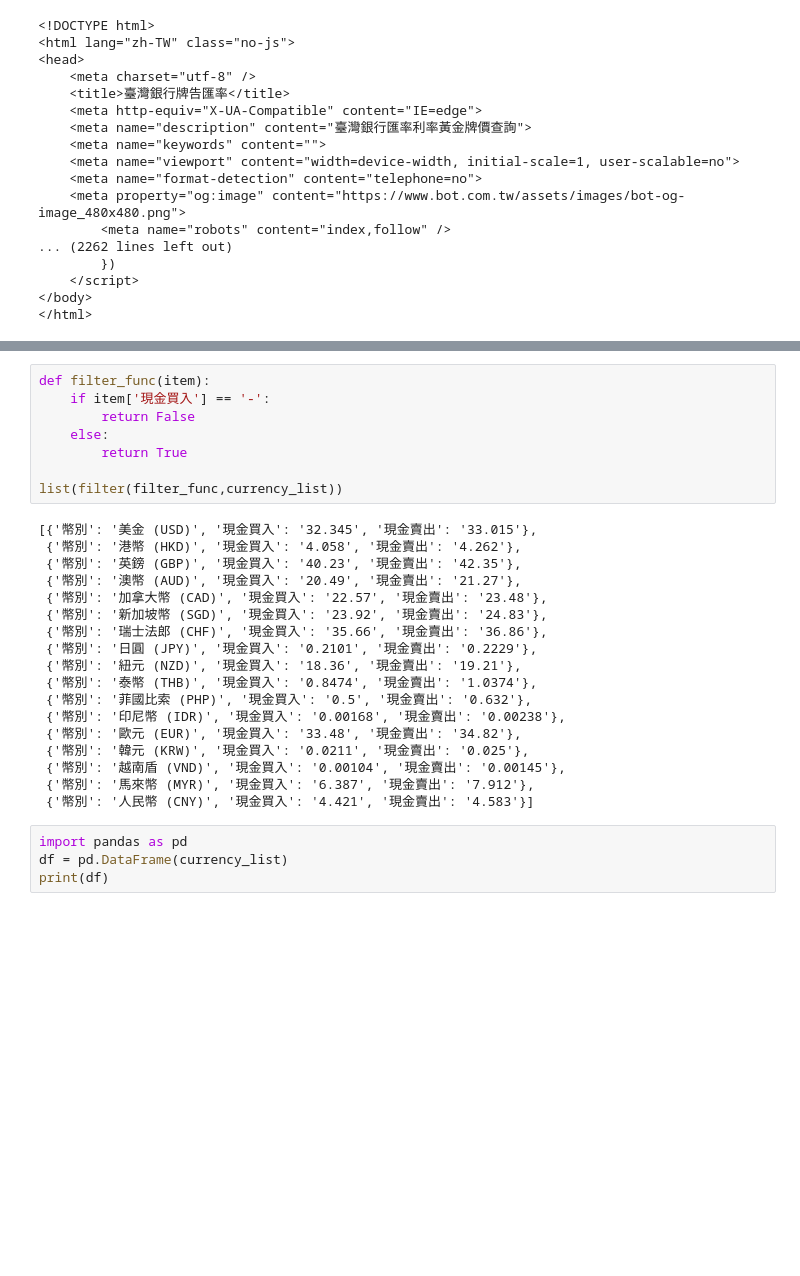
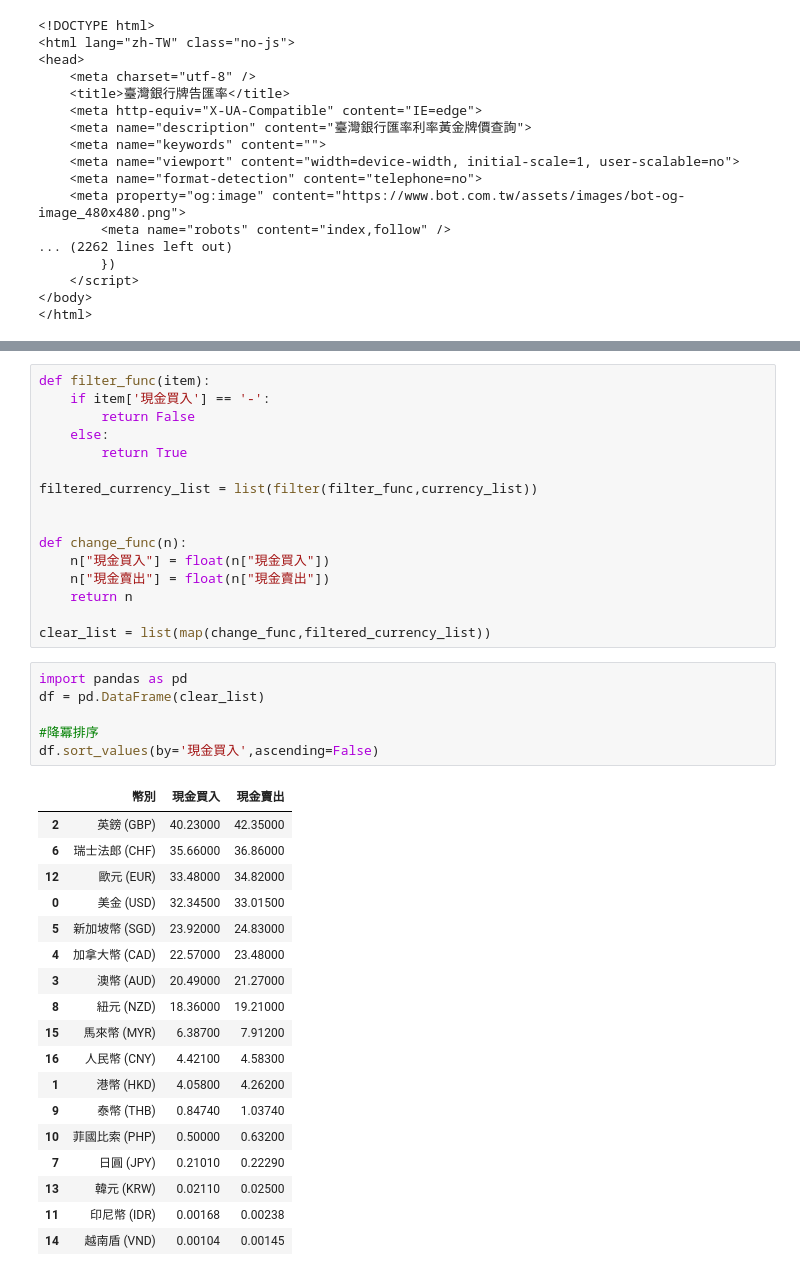
Before and after one commit to Nigmaa/python_analysis, a Jupyter notebook: lesson6.ipynb, the cells around one changed output, grey strips where cells are left out. Saved outputs shown, nothing was run; the diff lists cells and outputs as text; blank space fills up the shorter version.

```diff
--- a/lesson6.ipynb
+++ b/lesson6.ipynb
@@ -168,26 +147,37 @@ def filter_func(item):
     else:
         return True
 
-list(filter(filter_func,currency_list))
+filtered_currency_list = list(filter(filter_func,currency_list))
+
+
+def change_func(n):
+    n["現金買入"] = float(n["現金買入"])
+    n["現金賣出"] = float(n["現金賣出"])
+    return n
+
+clear_list = list(map(change_func,filtered_currency_list))
-# %% [output]
-[{'幣別': '美金 (USD)', '現金買入': '32.345', '現金賣出': '33.015'},
- {'幣別': '港幣 (HKD)', '現金買入': '4.058', '現金賣出': '4.262'},
- {'幣別': '英鎊 (GBP)', '現金買入': '40.23', '現金賣出': '42.35'},
- {'幣別': '澳幣 (AUD)', '現金買入': '20.49', '現金賣出': '21.27'},
- {'幣別': '加拿大幣 (CAD)', '現金買入': '22.57', '現金賣出': '23.48'},
- {'幣別': '新加坡幣 (SGD)', '現金買入': '23.92', '現金賣出': '24.83'},
- {'幣別': '瑞士法郎 (CHF)', '現金買入': '35.66', '現金賣出': '36.86'},
- {'幣別': '日圓 (JPY)', '現金買入': '0.2101', '現金賣出': '0.2229'},
- {'幣別': '紐元 (NZD)', '現金買入': '18.36', '現金賣出': '19.21'},
- {'幣別': '泰幣 (THB)', '現金買入': '0.8474', '現金賣出': '1.0374'},
- {'幣別': '菲國比索 (PHP)', '現金買入': '0.5', '現金賣出': '0.632'},
- {'幣別': '印尼幣 (IDR)', '現金買入': '0.00168', '現金賣出': '0.00238'},
- {'幣別': '歐元 (EUR)', '現金買入': '33.48', '現金賣出': '34.82'},
- {'幣別': '韓元 (KRW)', '現金買入': '0.0211', '現金賣出': '0.025'},
- {'幣別': '越南盾 (VND)', '現金買入': '0.00104', '現金賣出': '0.00145'},
- {'幣別': '馬來幣 (MYR)', '現金買入': '6.387', '現金賣出': '7.912'},
- {'幣別': '人民幣 (CNY)', '現金買入': '4.421', '現金賣出': '4.583'}]
 # %%
 import pandas as pd
-df = pd.DataFrame(currency_list)
-print(df)
+df = pd.DataFrame(clear_list)
+
+#降冪排序
+df.sort_values(by='現金買入',ascending=False)
+# %% [output]
+|  | 幣別 | 現金買入 | 現金賣出 |
+| 2 | 英鎊 (GBP) | 40.23000 | 42.35000 |
+| 6 | 瑞士法郎 (CHF) | 35.66000 | 36.86000 |
+| 12 | 歐元 (EUR) | 33.48000 | 34.82000 |
+| 0 | 美金 (USD) | 32.34500 | 33.01500 |
+| 5 | 新加坡幣 (SGD) | 23.92000 | 24.83000 |
+| 4 | 加拿大幣 (CAD) | 22.57000 | 23.48000 |
+| 3 | 澳幣 (AUD) | 20.49000 | 21.27000 |
+| 8 | 紐元 (NZD) | 18.36000 | 19.21000 |
+| 15 | 馬來幣 (MYR) | 6.38700 | 7.91200 |
+| 16 | 人民幣 (CNY) | 4.42100 | 4.58300 |
+| 1 | 港幣 (HKD) | 4.05800 | 4.26200 |
+| 9 | 泰幣 (THB) | 0.84740 | 1.03740 |
+| 10 | 菲國比索 (PHP) | 0.50000 | 0.63200 |
+| 7 | 日圓 (JPY) | 0.21010 | 0.22290 |
+| 13 | 韓元 (KRW) | 0.02110 | 0.02500 |
+| 11 | 印尼幣 (IDR) | 0.00168 | 0.00238 |
+| 14 | 越南盾 (VND) | 0.00104 | 0.00145 |
```
Also changed, not shown: parts of 2 cells of this notebook.
